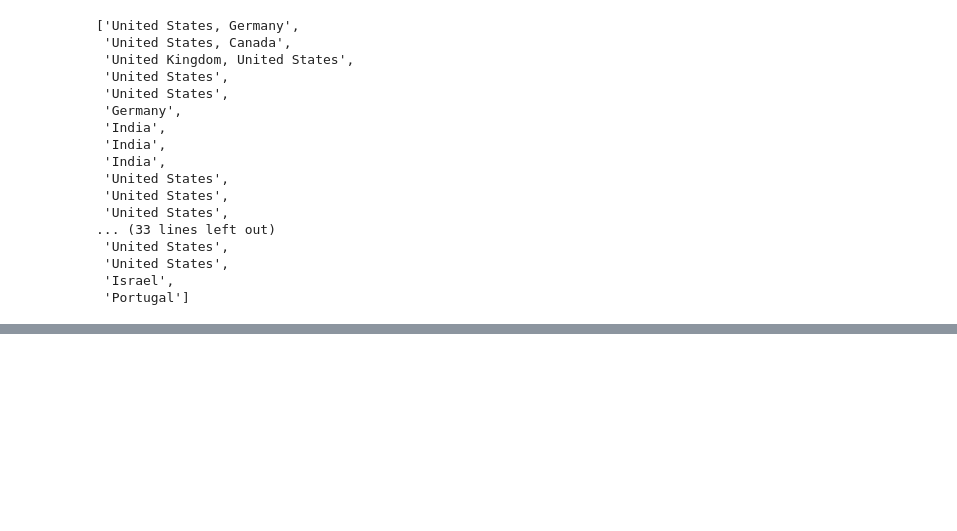
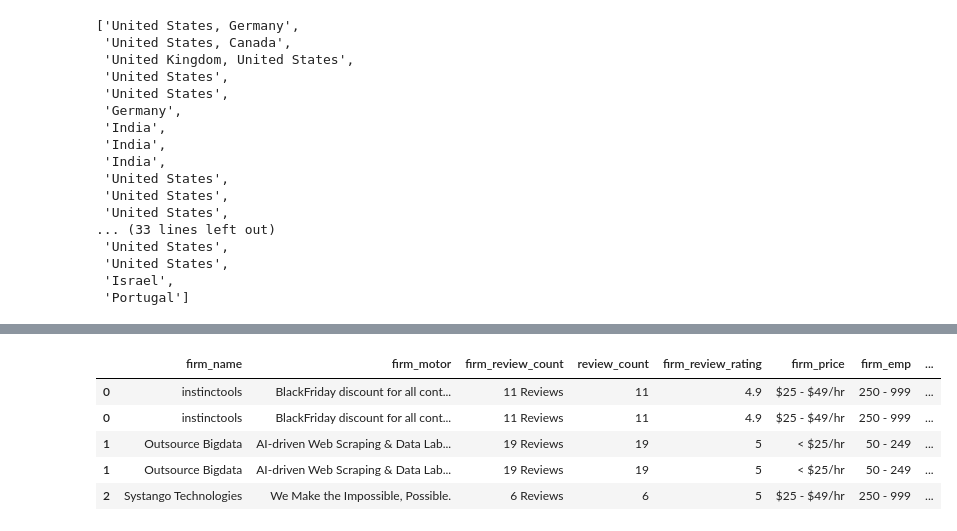
Before and after one commit to TelRich/Web_Scraping_Top_Firms_in_DA, a Jupyter notebook: web_scraping.ipynb, the cells around one changed output, grey strips where cells are left out. Drawn from its saved outputs; the diff is of its cells as text; code cells hidden in the pictures; blank space fills up the shorter version.

```diff
--- a/web_scraping.ipynb
+++ b/web_scraping.ipynb
@@ -39,3 +67,6 @@ Saving webpage
+# %%
+with open("page1.html", encoding='utf-8', mode='r') as file:
+    bs = BeautifulSoup(file, 'lxml')
 # %%
 with open('topfirm.html', mode='wb') as file:
     file.write(html.content)
@@ -199,0 +163,19 @@ firm_price_sr = extract_details(firm_price)
+# %%
+df_new1 = df_new.copy()
+# %%
+rev_cnt = df_new1['firm_review_count'].apply(lambda x: x.split()[0])
+df_new1.insert(3, 'review_count', rev_cnt)
+# %%
+new_loc = df_new1['firm_location'].apply(lambda x: x.split(','))
+df_new1['new_loc'] = new_loc
+
+df_new1 = df_new1.explode('new_loc')
+# %%
+df_new1.head()
+# %% [output]
+|  | firm_name | firm_motor | firm_review_count | review_count | firm_review_rating | firm_price | firm_emp | ... |
+| 0 | instinctools | BlackFriday discount for all cont... | 11 Reviews | 11 | 4.9 | $25 - $49/hr | 250 - 999 | ... |
+| 0 | instinctools | BlackFriday discount for all cont... | 11 Reviews | 11 | 4.9 | $25 - $49/hr | 250 - 999 | ... |
+| 1 | Outsource Bigdata | AI-driven Web Scraping & Data Lab... | 19 Reviews | 19 | 5 | < $25/hr | 50 - 249 | ... |
+| 1 | Outsource Bigdata | AI-driven Web Scraping & Data Lab... | 19 Reviews | 19 | 5 | < $25/hr | 50 - 249 | ... |
+| 2 | Systango Technologies | We Make the Impossible, Possible. | 6 Reviews | 6 | 5 | $25 - $49/hr | 250 - 999 | ... |
```
Also changed, not shown: parts of 30 cells of this notebook, 4 other files.
